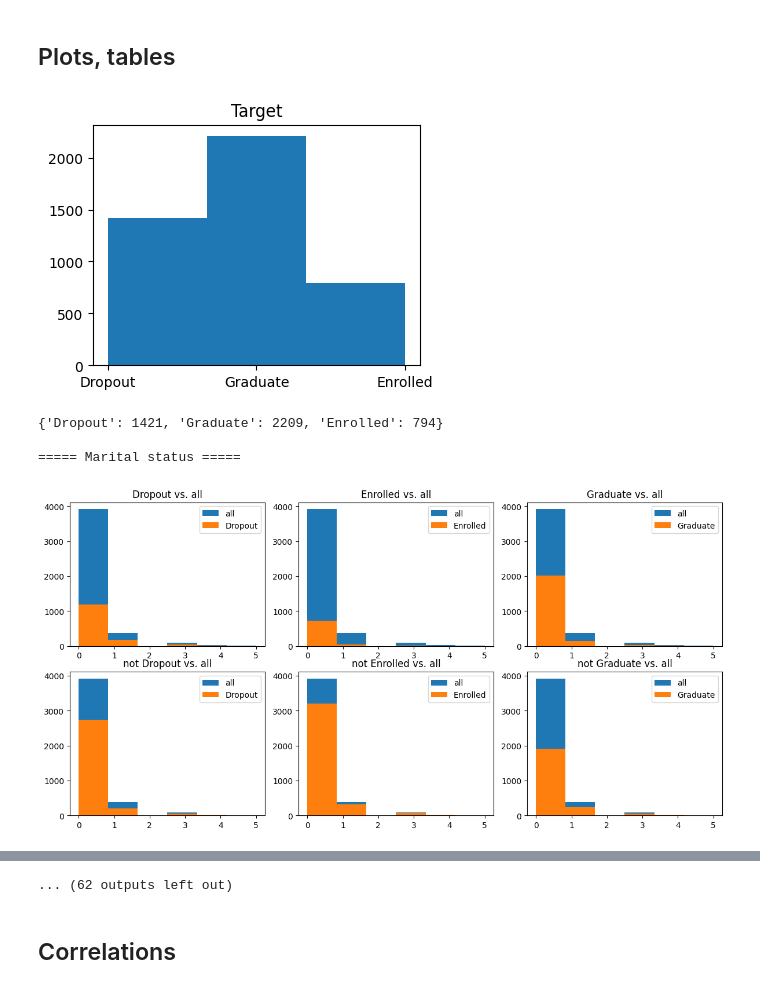
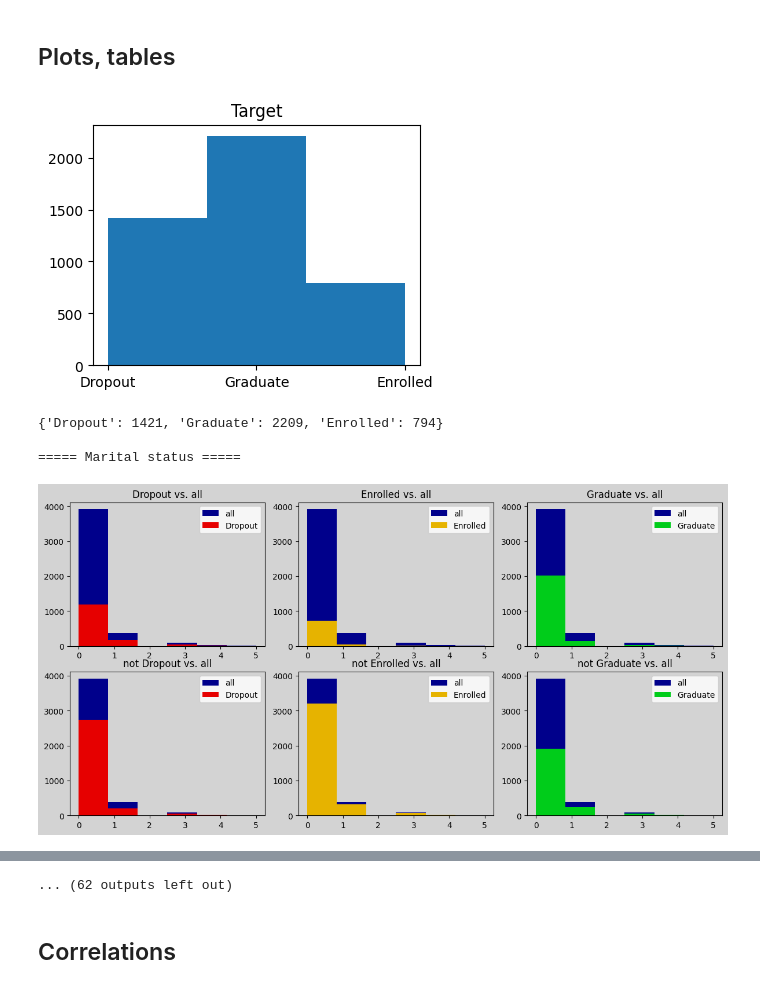
Before and after one commit to attilammagyar/math-modeling-practice, a Jupyter notebook: math-modeling-practice.ipynb, the cells around one changed output, grey strips where cells are left out. Saved outputs shown, nothing was run; the diff lists cells and outputs as text; code cells hidden in the pictures.

```diff
--- a/math-modeling-practice.ipynb
+++ b/math-modeling-practice.ipynb
@@ -72,6 +232,8 @@ def plt_layout(rows, cols, figsize):
     fig, ax = plt.subplots(nrows=rows, ncols=cols, figsize=figsize)
     fig.tight_layout()
     next_subplot = 0
+
+    return fig
 
 
 def plt_next(title):
@@ -497,11 +659,14 @@ print(f"{data[data.duplicated()].shape = }")
 print(f"{np.sum(data.isnull().sum()) = }")
 println(f"{np.sum(data.isna().sum()) = }")
 
+print("Data types")
 
-# for col in data.columns:
-#     dtype = str(data.dtypes[col])
-#     print(f"{col:50} {dtype:10}")
+for col in data.columns:
+    dtype = str(data.dtypes[col])
+    print(f"{col:50} {dtype:10}")
 
+
+print("")
 
 # Assign consecutive numbers
 renumber_cols = {
@@ -515,6 +680,7 @@ renumber_cols = {
     "Mother's occupation",
     "Father's occupation",
 }
+economics = {"Unemployment rate", "Inflation rate", "GDP"}
 
 for col in renumber_cols:
     data[col] = renumber(data, col, features[col][1])
@@ -545,12 +713,17 @@ Renumbering 'Target'
 Plots, tables
 -------------
 # %%
-def make_histograms(data, features):
+def visualize(data):
     cols = 3
     rows = 2
-    perc = 100.0 / len(data)
     target_vals = sorted(data[target].unique())
-
+    colors = [(0.9, 0.0, 0.0), (0.9, 0.7, 0.0), (0.0, 0.8, 0.1)]
+    colors = {
+        tv: color
+        for tv, color in zip(target_vals, colors)
+    }
+    background_color = "lightgrey"
+    all_color = "darkblue"
     data_grouped = {
         tv: data[data[target] == tv] for tv in target_vals
     }
@@ -569,41 +742,59 @@ def make_histograms(data, features):
         if descr:
             print(descr)
 
-        plt_layout(rows, cols, (12, 6))
         cat_descrs = features[col][1]
-        range_ = (data[col].min(), data[col].max())
-
         unique_vals = sorted(data[col].unique())
-        bins = min(20, len(unique_vals))
+        hist_kwargs = {
+            "bins": min(20, len(unique_vals)),
+            "range": (data[col].min(), data[col].max()),
+        }
         crosstab = {}
-        header = [f"v {col} \\ target >"]
-        with_table = cat_descrs or len(unique_vals) < 30
+        header = [f"{col} v / Target >"]
+        with_crosstab = (
+            cat_descrs
+            or (
+                col not in economics
+                and (not col.startswith("Curricular units"))
+                and len(unique_vals) < 15)
+        )
 
         if cat_descrs:
-            bins = len(unique_vals)
+            hist_kwargs["bins"] = len(unique_vals)
 
-        if with_table:
+        if with_crosstab:
             crosstab = {v: [] for v in unique_vals}
 
+        plt_layout(rows, cols, (12, 6)).set_facecolor(background_color)
+
         for tv in target_vals:
-            plt_next(f"{tv} vs. all")
-            plt.hist(data[col], bins=bins, label="all", range=range_)
-            plt.hist(data_grouped[tv][col], bins=bins, label=tv, range=range_)
+            plt_next(f"{tv} vs. all").set_facecolor(background_color)
+            plt.hist(data[col], label="all", color=all_color, **hist_kwargs)
+            plt.hist(
+                data_grouped[tv][col],
+                label=tv,
+                color=colors.get(tv, "black"),
+                **hist_kwargs,
+            )
             plt.legend()
 
-            if with_table:
+            if with_crosstab:
                 header.append(tv)
                 add_to_crosstab(data_grouped[tv][col], unique_vals, crosstab)
 
         for tv in target_vals:
-            plt_next(f"not {tv} vs. all")
-            plt.hist(data[col], bins=bins, label="all", range=range_)
-            plt.hist(data_grouped_inv[tv][col], bins=bins, label=tv, range=range_)
+            plt_next(f"not {tv} vs. all").set_facecolor(background_color)
+            plt.hist(data[col], label="all", color=all_color, **hist_kwargs)
+            plt.hist(
+                data_grouped_inv[tv][col],
+                label=tv,
+                color=colors.get(tv, "black"),
+                **hist_kwargs,
+            )
             plt.legend()
 
         plt_show()
 
-        if with_table:
+        if with_crosstab:
             header.append("Total")
             add_to_crosstab(data[col], unique_vals, crosstab)
             print_crosstab(header, crosstab, features, col)
@@ -630,7 +821,7 @@ def print_crosstab(header, crosstab, features, col):
     max_len = min(50, max(max_len, len(header[0])))
 
     print(
-        f"| {header[0]:{max_len}} | "
+        f"| {truncate_str(header[0], max_len):{max_len}} | "
         + " | ".join(f"{c:>15}" for c in header[1:])
         + " |"
     )
@@ -665,32 +856,32 @@ def print_stats(data, col, target_vals, data_grouped):
         )
 
     for row in table:
         print(
             "| "
             + " | ".join(
                 format_stat_cell(i, c, width) for i, c in enumerate(row)
             )
             + " |"
         )
 
 
 def format_stat_cell(i, c, width):
     if isinstance(c, str):
         return f"{c:>{width}}" if i > 0 else f"{c:{width}}"
 
     return f"{c:>{width}.5f}" if i > 0 else f"{c:{width}.5f}"
 
 
 plt_layout(1, 1, (4, 3))
 plt_hist(target, data[target], bins=len(data[target].unique()))
 plt_show()
 print(dict(cl.Counter(data[target])))
 print("")
 
-make_histograms(data, features)
+visualize(data)
 # %% [output]
 [figure]
 {'Dropout': 1421, 'Graduate': 2209, 'Enrolled': 794}
 
 ===== Marital status =====
-[figure, old version]
+[figure, new version]
```
Also changed, not shown: parts of 11 cells of this notebook, 1 other file.
